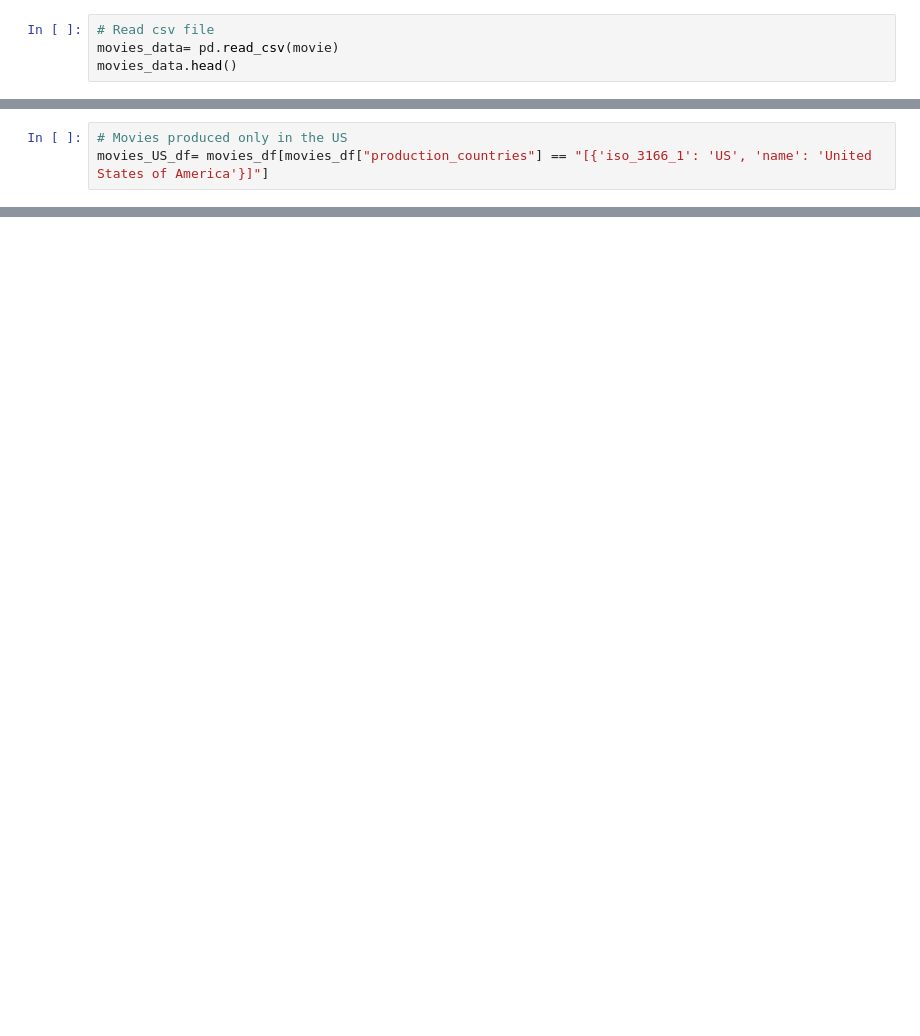
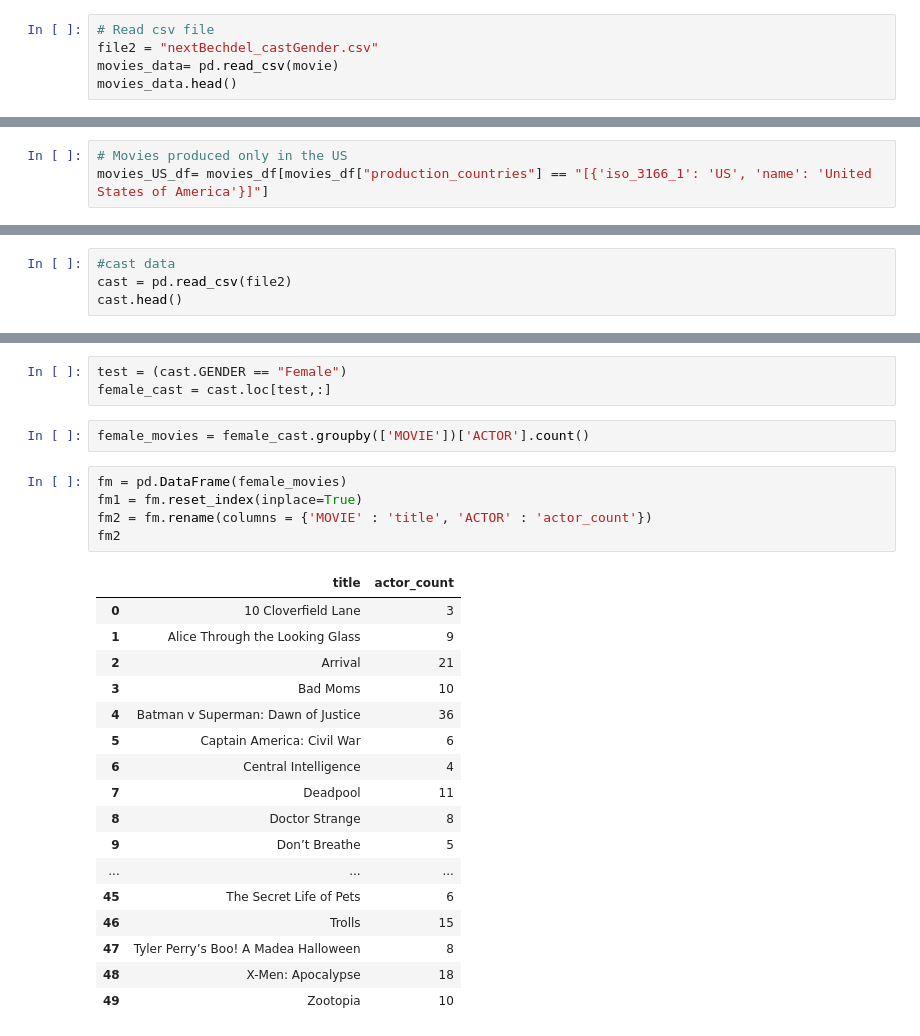
Before and after one commit to RubyRose7/ETL-Project, a Jupyter notebook: Resources/clean_movies.ipynb, the cells around one changed output, grey strips where cells are left out. Saved outputs shown, nothing was run; the diff lists cells and outputs as text; blank space fills up the shorter version.

```diff
--- a/Resources/clean_movies.ipynb
+++ b/Resources/clean_movies.ipynb
@@ -5,6 +5,7 @@ import pandas as pd
 movie= "movies_metadata.csv"
 # %%
 # Read csv file
+file2 = "nextBechdel_castGender.csv"
 movies_data= pd.read_csv(movie)
 movies_data.head()
 # %% [output]
@@ -57,0 +61,4 @@ movies_US_df
+# %%
+#cast data
+cast = pd.read_csv(file2)
+cast.head()
@@ -57,0 +72,28 @@ movies_US_df
+# %%
+test = (cast.GENDER == "Female")
+female_cast = cast.loc[test,:]
+# %%
+female_movies = female_cast.groupby(['MOVIE'])['ACTOR'].count()
+# %%
+fm = pd.DataFrame(female_movies)
+fm1 = fm.reset_index(inplace=True)
+fm2 = fm.rename(columns = {'MOVIE' : 'title', 'ACTOR' : 'actor_count'})
+fm2
+# %% [output]
+|  | title | actor_count |
+| 0 | 10 Cloverfield Lane | 3 |
+| 1 | Alice Through the Looking Glass | 9 |
+| 2 | Arrival | 21 |
+| 3 | Bad Moms | 10 |
+| 4 | Batman v Superman: Dawn of Justice | 36 |
+| 5 | Captain America: Civil War | 6 |
+| 6 | Central Intelligence | 4 |
+| 7 | Deadpool | 11 |
+| 8 | Doctor Strange | 8 |
+| 9 | Don’t Breathe | 5 |
+| ... | ... | ... |
+| 45 | The Secret Life of Pets | 6 |
+| 46 | Trolls | 15 |
+| 47 | Tyler Perry’s Boo! A Madea Halloween | 8 |
+| 48 | X-Men: Apocalypse | 18 |
+| 49 | Zootopia | 10 |
```
Also changed, not shown: parts of 5 cells of this notebook.
